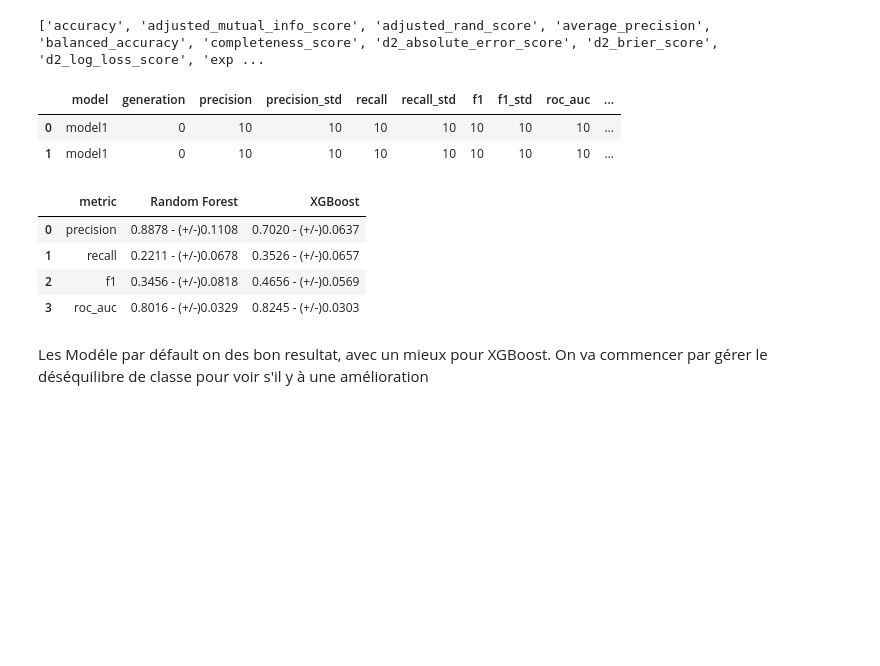
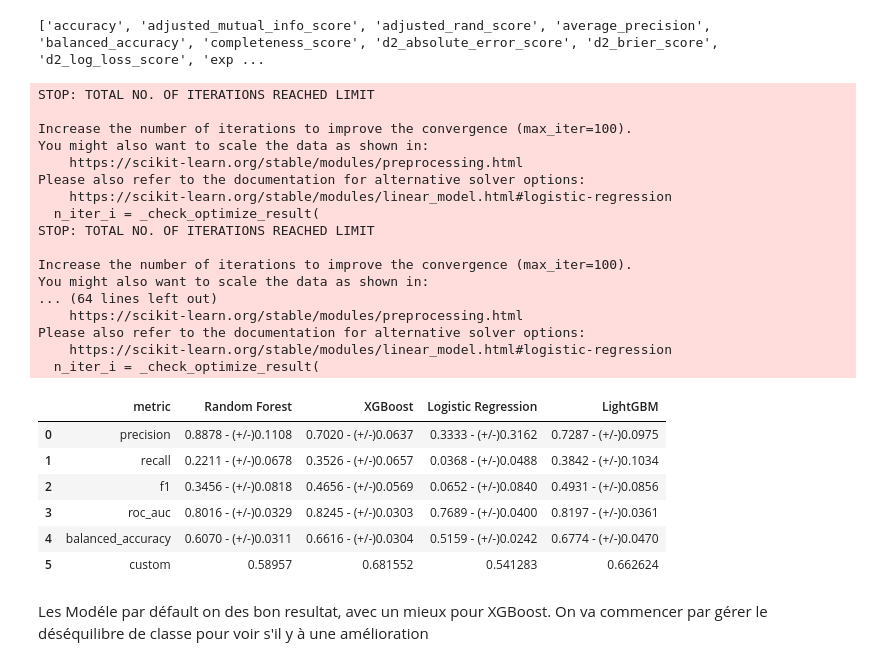
Before and after one commit to GreatTeacherJ/esn, a Jupyter notebook: src/app/data.ipynb, the cells around one changed output. Saved outputs shown, nothing was run; the diff lists cells and outputs as text; code cells hidden in the pictures; blank space fills up the shorter version.

```diff
--- a/src/app/data.ipynb
+++ b/src/app/data.ipynb
@@ -713,10 +467,10 @@ print(get_scorer_names())
 def train_model(models, generation):
     df = pd.DataFrame()
 
-    scoring=[ 'precision', 'recall', 'f1', 'roc_auc']
-    out_scores = ['test_precision', 'test_recall', 'test_f1', 'test_roc_auc']
+    scoring=[ 'precision', 'recall', 'f1', 'roc_auc', 'balanced_accuracy']
+    out_scores = ['test_precision', 'test_recall', 'test_f1', 'test_roc_auc', 'test_balanced_accuracy']
 
-    show_score = pd.DataFrame({"metric":scoring})
+    show_score = pd.DataFrame({"metric":scoring+["custom"]})
 
     for name, model in models.items():
 
@@ -734,56 +488,74 @@ def train_model(models, generation):
             scoring=scoring,
         )
 
-        show_score[name] = [f"{scores[out_key].mean():.4f} - (+/-){scores[out_key].std():.4f}" for out_key in out_scores]
+        #cacul d'une metrique custom pour voir
+        #on utilise cross_val_predict pour recuperer la matrice de confusion
+        y_pred = cross_val_predict(pipeline, X_train_val, y_train_val, cv=StratifiedKFold(n_splits=5))
+
+        #recuperation des valeur de la matrice de confusion
+        tn, fp, fn, tp = confusion_matrix(y_train_val, y_pred).ravel()
+        #Calcul custom ((TP_predi/TP_total) + (TN_predi/TP_total) )/ 2
+        custom_metrix =   (tp/np.sum(y_train_val==1) + tn/np.sum(y_train_val==0)) / 2
+
+
+        #On crée une ligne avec les information qui sera afficher à la fin avec les autres model
+        show_score[name] = [f"{scores[out_key].mean():.4f} - (+/-){scores[out_key].std():.4f}" for out_key in out_scores] + [custom_metrix]
 
         metrics_dict = {}
         for name_score, out_key in zip(scoring, out_scores):
-            metrics_dict[f"{name_score}"] = [scores[out_key].mean()]
-            metrics_dict[f"{name_score}_std"] = [scores[out_key].std()]
+            metrics_dict[f"{name_score}"] = [round(scores[out_key].mean(),4)]
+            metrics_dict[f"{name_score}_std"] = [round(scores[out_key].std(),4)]
+        metrics_dict["custom"] = [custom_metrix]
 
         new_score = pd.DataFrame({"model": [name], "generation": [generation], **metrics_dict})
         df = pd.concat([df, new_score], ignore_index=True)
 
+
+
+
     display(show_score)
 
     return df
-# %%
-df = pd.DataFrame()
-for name in ["model1", "model1"]:
-    scoring=[ 'precision', 'recall', 'f1', 'roc_auc']
-    out_scores = ['test_precision', 'test_recall', 'test_f1', 'test_roc_auc']
-
-    metrics_dict = {}
-    for name_score, out_key in zip(scoring, out_scores):
-        metrics_dict[f"{name_score}"] = [10]
-        metrics_dict[f"{name_score}_std"] = [10]
-
-    new_score = pd.DataFrame({"model": [name], "generation": [generation], **metrics_dict})
-    df = pd.concat([df, new_score], ignore_index=True)
-df
-# %% [output]
-|  | model | generation | precision | precision_std | recall | recall_std | f1 | f1_std | roc_auc | ... |
-| 0 | model1 | 0 | 10 | 10 | 10 | 10 | 10 | 10 | 10 | ... |
-| 1 | model1 | 0 | 10 | 10 | 10 | 10 | 10 | 10 | 10 | ... |
 # %%
 #Modele par default
 generation += 1
 
 models = {
     "Random Forest": RandomForestClassifier(random_state=random_state),
-    "XGBoost": XGBClassifier(random_state=random_state)
+    "XGBoost": XGBClassifier(random_state=random_state),
+    "Logistic Regression": LogisticRegression(random_state=random_state),
+    "LightGBM": LGBMClassifier(random_state=random_state, verbosity=-1 )
 }
 
 dict_model[generation] = models
 new_score = train_model(models=models, generation=generation)
 
 df_model_score = pd.concat([df_model_score, new_score], ignore_index=True)
 # %% [output]
+STOP: TOTAL NO. OF ITERATIONS REACHED LIMIT
+
+Increase the number of iterations to improve the convergence (max_iter=100).
+You might also want to scale the data as shown in:
+    https://scikit-learn.org/stable/modules/preprocessing.html
+Please also refer to the documentation for alternative solver options:
+    https://scikit-learn.org/stable/modules/linear_model.html#logistic-regression
+  n_iter_i = _check_optimize_result(
+STOP: TOTAL NO. OF ITERATIONS REACHED LIMIT
+
+Increase the number of iterations to improve the convergence (max_iter=100).
+You might also want to scale the data as shown in:
+... (64 lines left out)
+    https://scikit-learn.org/stable/modules/preprocessing.html
+Please also refer to the documentation for alternative solver options:
+    https://scikit-learn.org/stable/modules/linear_model.html#logistic-regression
+  n_iter_i = _check_optimize_result(
-|  | metric | Random Forest | XGBoost |
-| 0 | precision | 0.8878 - (+/-)0.1108 | 0.7020 - (+/-)0.0637 |
-| 1 | recall | 0.2211 - (+/-)0.0678 | 0.3526 - (+/-)0.0657 |
-| 2 | f1 | 0.3456 - (+/-)0.0818 | 0.4656 - (+/-)0.0569 |
-| 3 | roc_auc | 0.8016 - (+/-)0.0329 | 0.8245 - (+/-)0.0303 |
+|  | metric | Random Forest | XGBoost | Logistic Regression | LightGBM |
+| 0 | precision | 0.8878 - (+/-)0.1108 | 0.7020 - (+/-)0.0637 | 0.3333 - (+/-)0.3162 | 0.7287 - (+/-)0.0975 |
+| 1 | recall | 0.2211 - (+/-)0.0678 | 0.3526 - (+/-)0.0657 | 0.0368 - (+/-)0.0488 | 0.3842 - (+/-)0.1034 |
+| 2 | f1 | 0.3456 - (+/-)0.0818 | 0.4656 - (+/-)0.0569 | 0.0652 - (+/-)0.0840 | 0.4931 - (+/-)0.0856 |
+| 3 | roc_auc | 0.8016 - (+/-)0.0329 | 0.8245 - (+/-)0.0303 | 0.7689 - (+/-)0.0400 | 0.8197 - (+/-)0.0361 |
+| 4 | balanced_accuracy | 0.6070 - (+/-)0.0311 | 0.6616 - (+/-)0.0304 | 0.5159 - (+/-)0.0242 | 0.6774 - (+/-)0.0470 |
+| 5 | custom | 0.58957 | 0.681552 | 0.541283 | 0.662624 |
 # %% [markdown]
 Les Modéle par défault on des bon resultat, avec un mieux pour XGBoost.
 On va commencer par gérer le déséquilibre de classe pour voir s'il y à une amélioration
```
Also changed, not shown: parts of 37 cells of this notebook, 2 other files.
